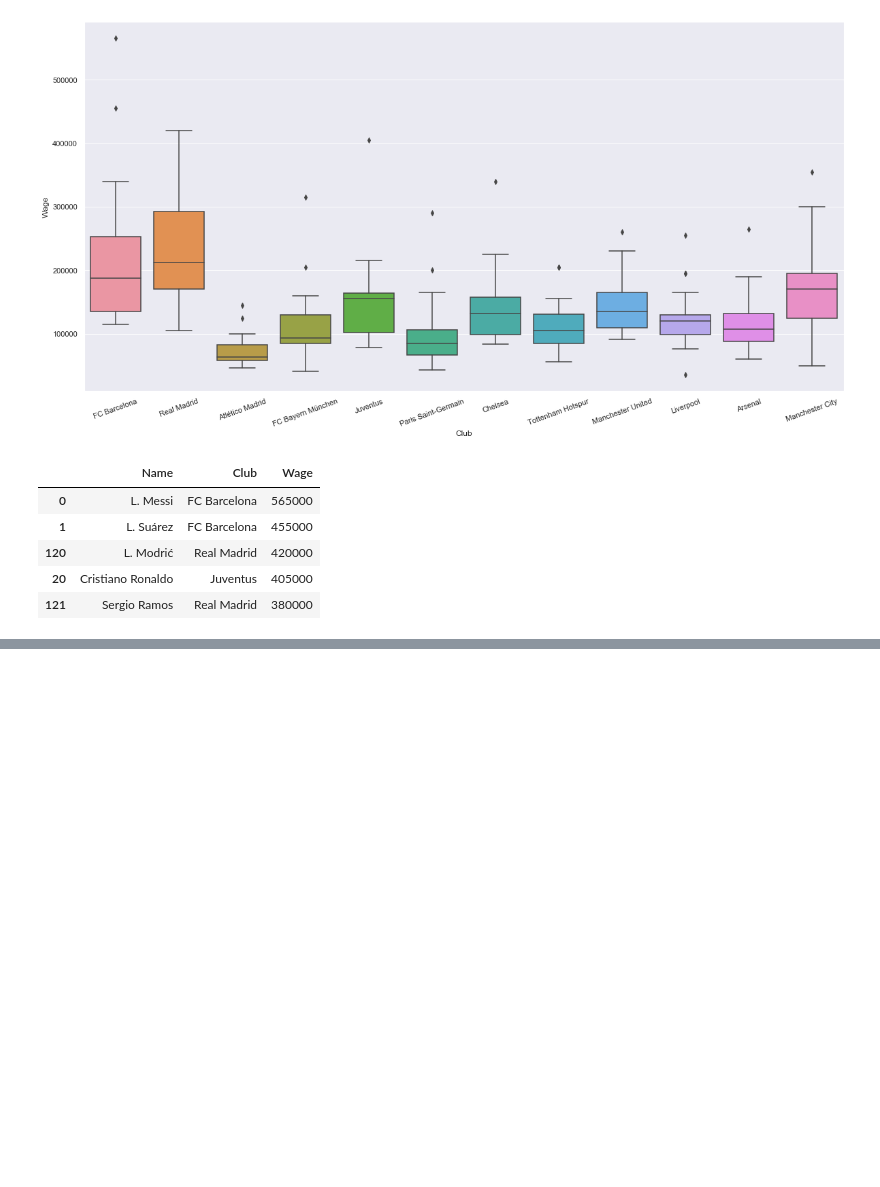
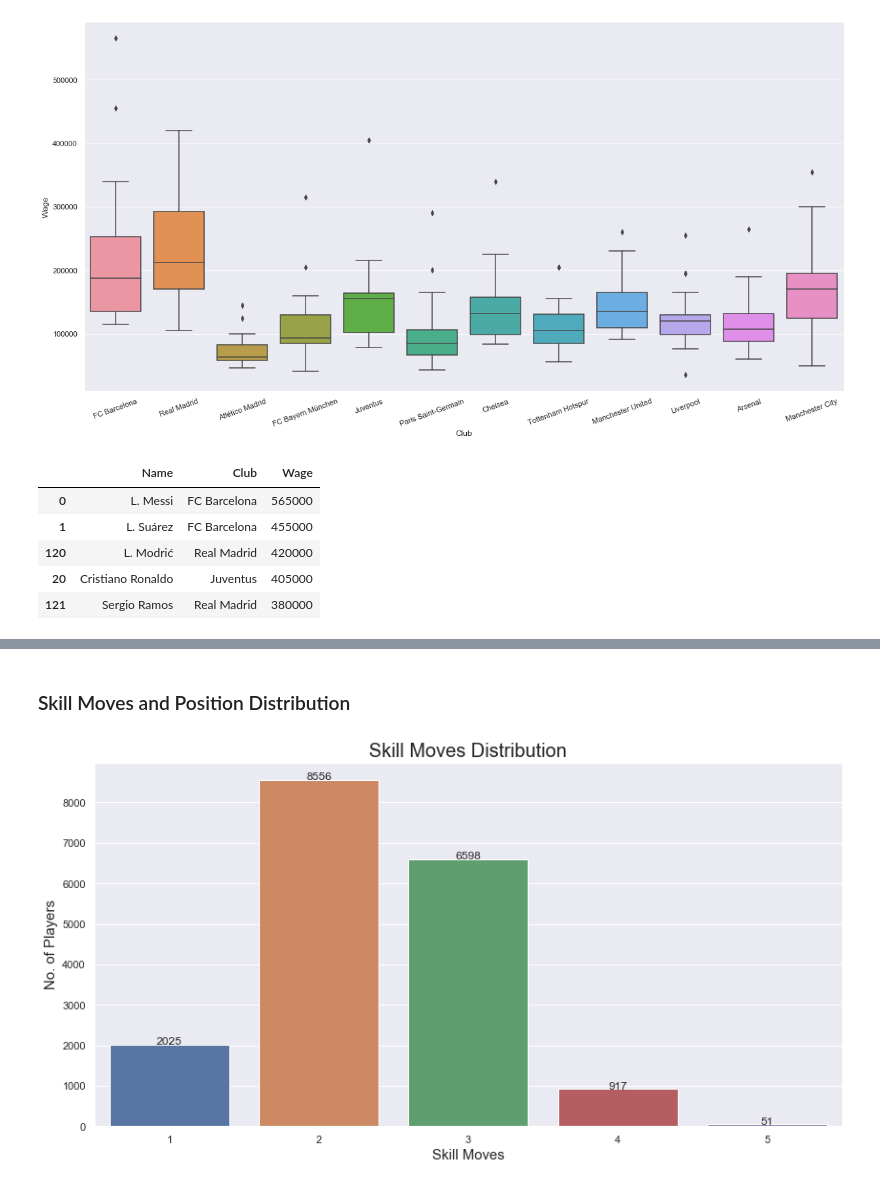
Before and after one commit to Sricharan2402/DataVis_notebooks, a Jupyter notebook: FIFA-19/FIFA.ipynb, the cells around one changed output, grey strips where cells are left out. Cells and saved outputs as stored; diff of their text form; code cells hidden in the pictures; blank space fills up the shorter version.

```diff
--- a/FIFA-19/FIFA.ipynb
+++ b/FIFA-19/FIFA.ipynb
@@ -303,0 +298,13 @@ sns.barplot(x = height_mean.index, y = height_mean.values, ax=ax);
+# %% [markdown]
+### Skill Moves and Position Distribution
+# %%
+skill_moves = fifa.loc[:, 'Skill Moves'].value_counts().sort_values(ascending = False)
+fig, ax = subplts(14, 7)
+smoves = sns.barplot(x = skill_moves.index, y = skill_moves.values, ax=ax);
+ax.set_ylabel('No. of Players', size = 15);
+ax.set_xlabel('Skill Moves', size = 15);
+ax.set_title('Skill Moves Distribution', size = 20);
+for index, value in zip(skill_moves.index, skill_moves.values):
+    smoves.text(index-1, value, value, ha="center")
+# %% [output]
+[figure, added]
```
Also changed, not shown: parts of 15 cells of this notebook.
